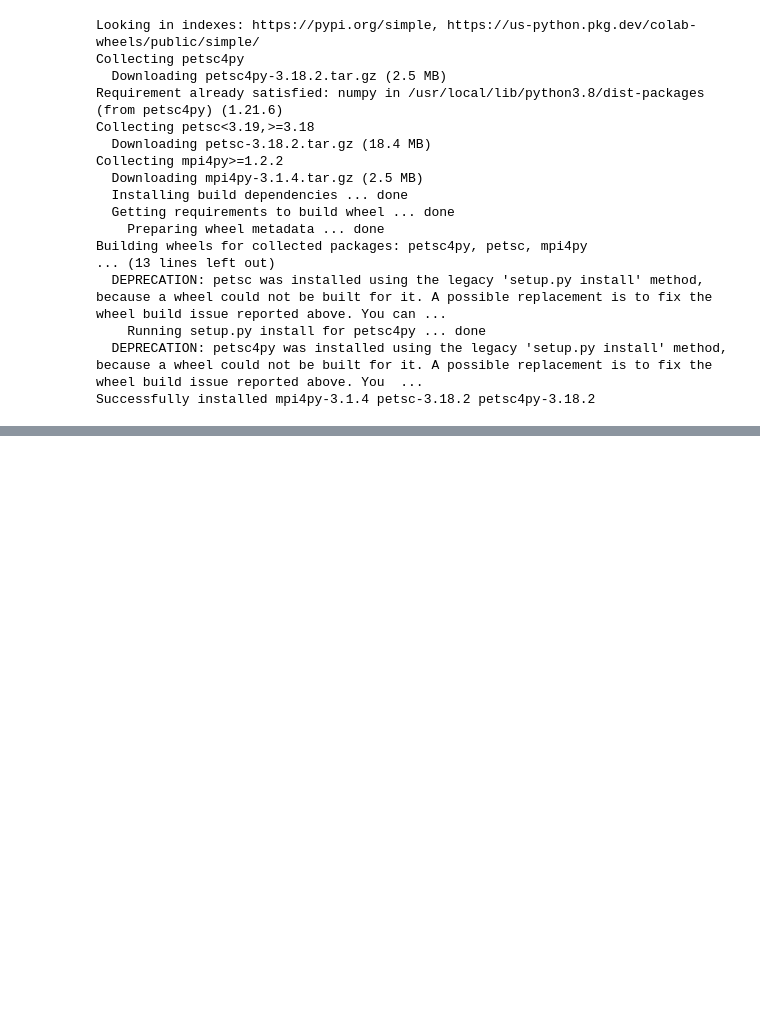
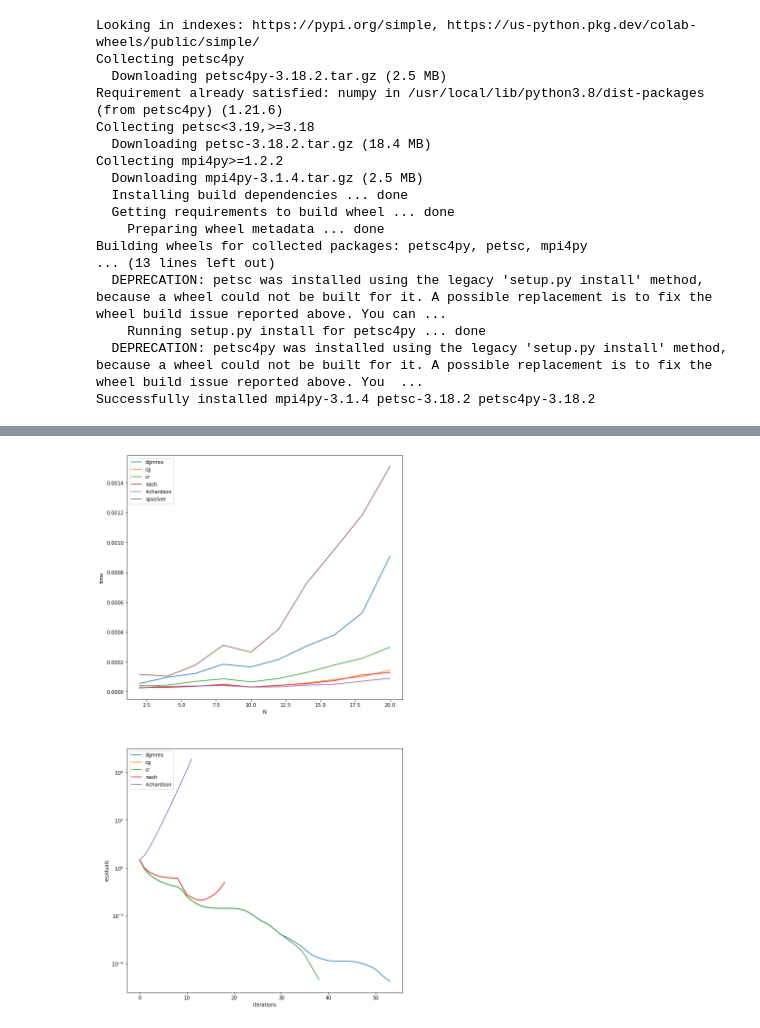
Before and after one commit to YRYoung/HPC, a Jupyter notebook: Assigenment/Assignment_4.ipynb, the cells around one changed output, grey strips where cells are left out. Saved outputs shown, nothing was run; the diff lists cells and outputs as text; code cells hidden in the pictures; blank space fills up the shorter version.

```diff
--- a/Assigenment/Assignment_4.ipynb
+++ b/Assigenment/Assignment_4.ipynb
@@ -221,0 +160,81 @@ True
+# %%
+%matplotlib inline
+import matplotlib.pyplot as plt
+import timeit
+from petsc4py import PETSc
+from scipy.sparse.linalg import spsolve, cg, gmres
+from tqdm.notebook import tqdm
+
+Ns = np.linspace(2,20,10,dtype=np.int32)
+
+class Solver:
+    def __init__(self, name: str):
+        self.name = name
+        self.times = []
+        self.solution = None
+        self.error = None
+        self.PC = 'none'
+        self.residuals=None
+
+
+def test_solvers():
+  PET_solvers=[Solver(name) for name in ['dgmres','cg','cr','nash','richardson']]
+  sp=Solver('spsolver')
+  for N in tqdm(Ns):
+      A = generate_A(N)
+      b = generate_b(N)
+
+
+      sp.solution = spsolve(A, b)
+      sp.times+=[timeit.Timer(lambda: spsolve(A, b)).timeit(1)]
+
+      AA=PETSc.Mat()
+      AA.createAIJWithArrays(A.shape,(A.indptr,A.indices,A.data))
+      bb = AA.createVecLeft()
+      bb.array[:] = b
+
+      for pet_solver in PET_solvers:
+        ksp = PETSc.KSP().create()
+        ksp.setOperators(AA)
+        pet_solver.solution = AA.createVecRight()
+
+        ksp.setType(pet_solver.name)
+        ksp.getPC().setType(pet_solver.PC)
+        ksp.setConvergenceHistory()
+
+        pet_solver.times+=[timeit.Timer(lambda:ksp.solve(bb, pet_solver.solution)).timeit(1)]
+        pet_solver.residuals=ksp.getConvergenceHistory()
+
+
+  PET_solvers.append(sp)
+
+  fig= plt.figure(figsize=(10,20))
+
+  plt.subplot(2,1,1)
+  ps=[]
+  for i,sv in enumerate(PET_solvers):
+    print('{} : {}'.format(sv.name,sv.times))
+    p0, = plt.plot(Ns,sv.times)
+    ps+=[p0]
+
+
+  plt.legend(ps,[sv.name for sv in PET_solvers],loc='upper left')
+  plt.ylabel('time')
+  plt.xlabel('N')
+
+
+  plt.subplot(2,1,2)
+  ps=[]
+  for i,sv in enumerate(PET_solvers):
+    if i == len(PET_solvers)-1: continue
+    p0, = plt.semilogy(sv.residuals)
+    ps+=[p0]
+  plt.legend(ps,[sv.name for sv in PET_solvers],loc='upper left')
+
+  plt.ylabel('residuals')
+  plt.xlabel('iterations')
+
+  plt.show()
+
+test_solvers()
+# %% [output]
@@ -221,0 +247 @@ True
+[figure, added]
```
Also changed, not shown: parts of 4 cells of this notebook.
